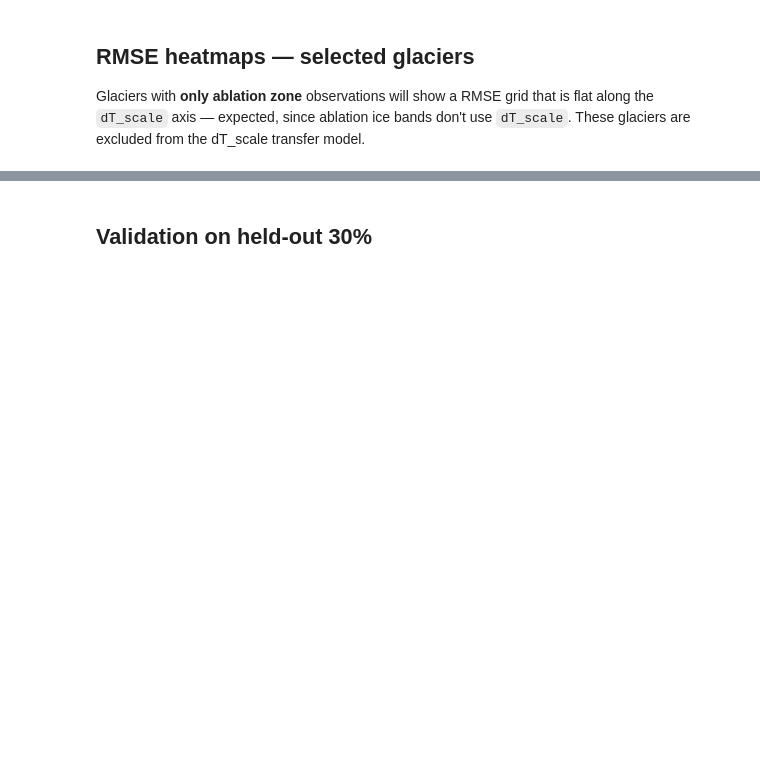
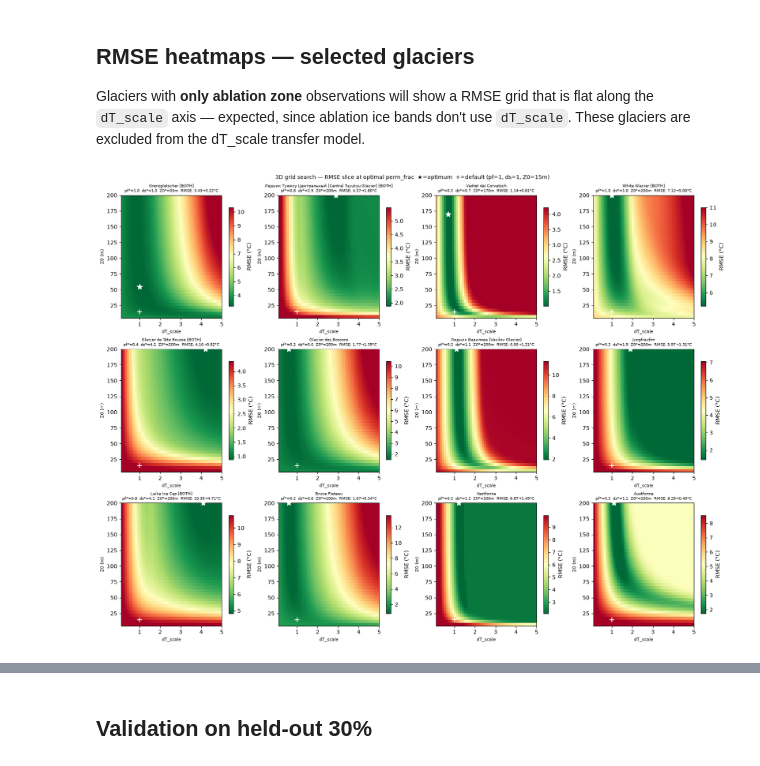
Before and after one commit to sdrocer/glogemflow_icetemp, a Jupyter notebook: notebooks/05_firnicetemp_calibration.ipynb, the cells around one changed output, grey strips where cells are left out. Drawn from its saved outputs; the diff is of its cells as text; code cells hidden in the pictures; blank space fills up the shorter version.

```diff
--- a/notebooks/05_firnicetemp_calibration.ipynb
+++ b/notebooks/05_firnicetemp_calibration.ipynb
@@ -297,36 +383,51 @@ are excluded from the dT_scale transfer model.
 # %%
 show_glaciers = calib_df.sort_values('n_obs', ascending=False)['glacier_name'].head(12).tolist()
 ncols = 4
 nrows = (len(show_glaciers) + ncols - 1) // ncols
 
-fig, axes = plt.subplots(nrows, ncols, figsize=(16, nrows * 3.5), constrained_layout=True)
+fig, axes = plt.subplots(nrows, ncols, figsize=(16, nrows * 4), constrained_layout=True)
 axes_flat = np.array(axes).flat
 
 for ax, gname in zip(axes_flat, show_glaciers):
-    grid = rmse_grids[gname]
-    best = calib_df[calib_df['glacier_name'] == gname].iloc[0]
-    ax.plot(DT_SCALE_GRID, grid, 'steelblue', lw=2)
-    ax.axvline(best['dT_scale_opt'], color='red', lw=1.5, ls='--',
-               label=f"ds*={best['dT_scale_opt']:.1f}")
-    ax.axhline(best['rmse_default'], color='gray', lw=1, ls=':', label='default (ds=1)')
+    grid3d = rmse_grids[gname]   # shape: (n_pf, n_dT_scale, n_Z0)
+    best   = calib_df[calib_df['glacier_name'] == gname].iloc[0]
+
+    # slice grid at the optimal perm_frac index
+    best_ipf = int(np.where(PERM_FRAC_GRID == best['perm_frac_opt'])[0][0])
+    grid     = grid3d[best_ipf]   # shape: (n_dT_scale, n_Z0)
+
+    im = ax.imshow(
+        grid.T,          # transpose so Y=Z0, X=dT_scale
+        origin='lower',
+        aspect='auto',
+        extent=[DT_SCALE_GRID[0], DT_SCALE_GRID[-1], Z0_GRID[0], Z0_GRID[-1]],
+        cmap='RdYlGn_r',
+        vmin=np.nanpercentile(grid, 5),
+        vmax=np.nanpercentile(grid, 95),
+    )
+    ax.plot(best['dT_scale_opt'], best['z0_opt'], 'w*', ms=10, zorder=5)
+    ax.plot(1.0, Z0_FIRN, 'w+', ms=8, mew=1.5, zorder=5)
+
     ax.set_xlabel('dT_scale', fontsize=8)
-    ax.set_ylabel('RMSE (°C)', fontsize=8)
+    ax.set_ylabel('Z0 (m)', fontsize=8)
+    plt.colorbar(im, ax=ax, label='RMSE (°C)', shrink=0.8)
+
     zone_tag = ''
     if not best['has_firn_obs'] and best['has_ice_obs']:
         zone_tag = ' [ICE]'
     elif best['has_firn_obs'] and best['has_ice_obs']:
         zone_tag = ' [BOTH]'
     ax.set_title(
         f"{gname}{zone_tag}\n"
-        f"ds*={best['dT_scale_opt']:.1f}  RMSE: {best['rmse_default']:.2f}→{best['rmse_opt']:.2f}°C",
+        f"pf*={best['perm_frac_opt']:.1f}  ds*={best['dT_scale_opt']:.1f}  "
+        f"Z0*={best['z0_opt']:.0f}m  RMSE: {best['rmse_default']:.2f}→{best['rmse_opt']:.2f}°C",
         fontsize=7)
-    ax.legend(fontsize=6)
-    ax.grid(True, alpha=0.3)
 
 for ax in list(axes_flat)[len(show_glaciers):]:
     ax.set_visible(False)
 
-fig.suptitle('1D grid search: RMSE vs dT_scale (calibration set — all zones)', fontsize=11)
-fig.savefig(FIG_DIR / 'fig_firnice_05_rmse_curves.pdf', bbox_inches='tight')
+fig.suptitle('3D grid search — RMSE slice at optimal perm_frac  ★=optimum  +=default (pf=1, ds=1, Z0=15m)',
+             fontsize=10)
 plt.show()
-print('Saved fig_firnice_05_rmse_curves.pdf')
+# %% [output]
+[figure, added]
```
Also changed, not shown: parts of 17 cells of this notebook, 1 other file.
